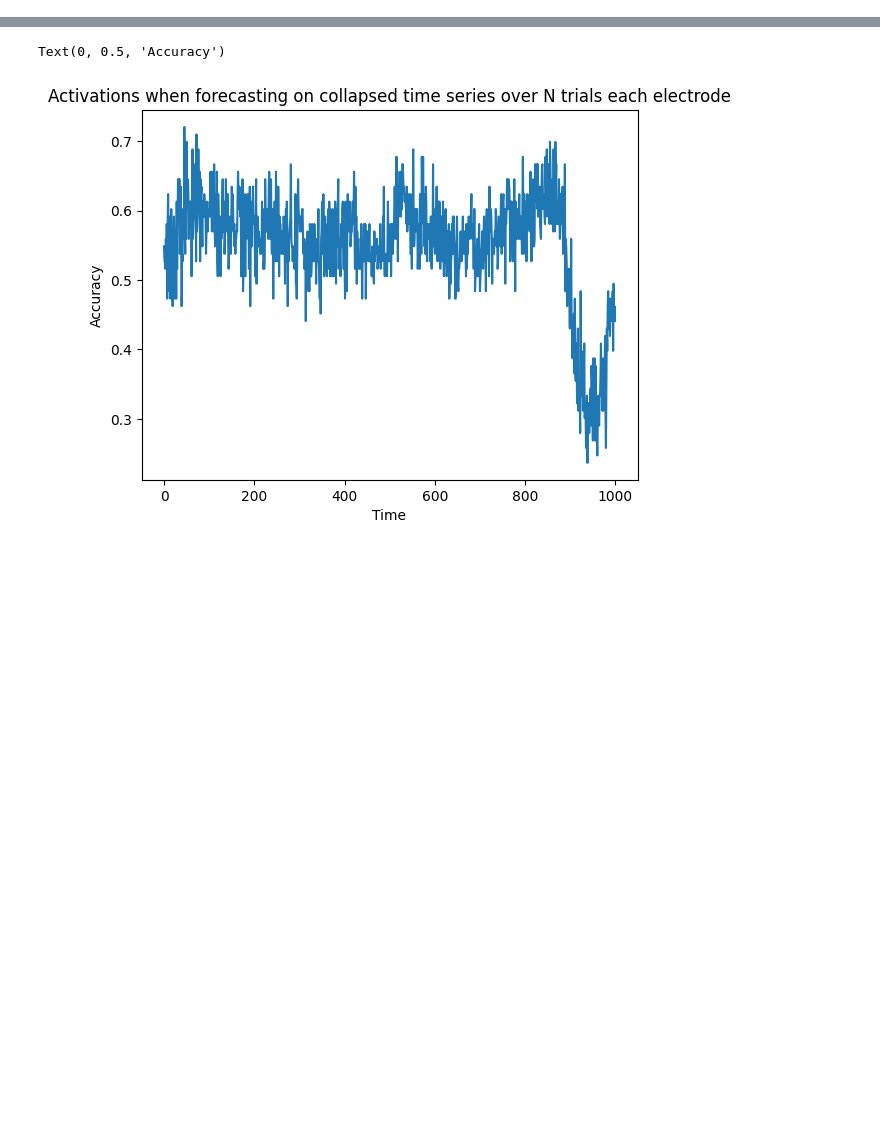
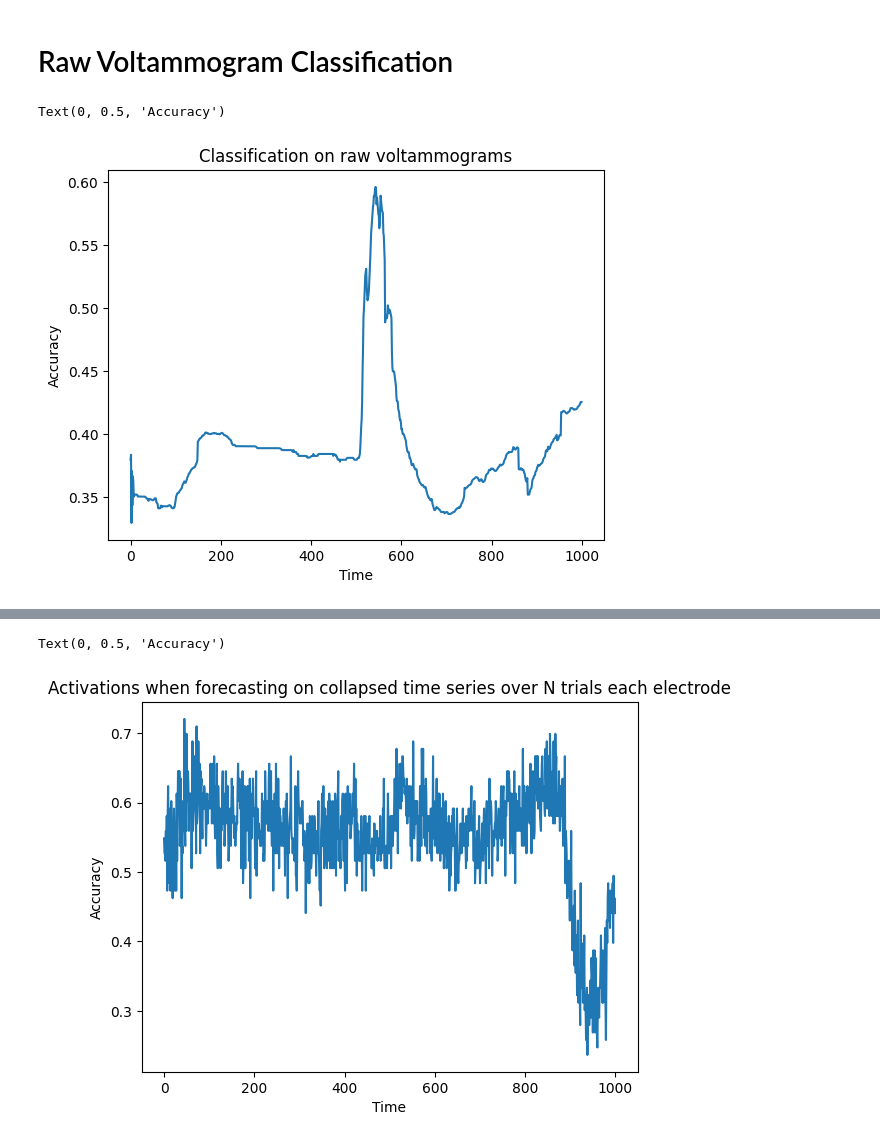
Before and after one commit to saruhan12/fscv_decoding, a Jupyter notebook: time_wise_decoding.ipynb, the cells around one changed output, grey strips where cells are left out. Cells and saved outputs as stored; diff of their text form; code cells hidden in the pictures; blank space fills up the shorter version.

Commit message:
added decoding on raw voltammograms

```diff
--- a/time_wise_decoding.ipynb
+++ b/time_wise_decoding.ipynb
@@ -7,0 +125,14 @@ import src_v1.utils as utils
+# %% [markdown]
+# Raw Voltammogram Classification
+# %%
+acc_over_t_full_raw_volta = np.load("/home/sgurbuz/nasShare/projects/sgurbuz/dynamix_tryout/dyna_test/fscv_decoding/time_wise/k_fold_acc_over_t_full_raw_volta.npy")
+acc_over_t_full_raw_volta_mean = acc_over_t_full_raw_volta.mean(axis=0)
+# %%
+
+plt.plot(range(T), acc_over_t_full_raw_volta_mean)
+plt.title("Classification on raw voltammograms")
+plt.xlabel("Time")
+plt.ylabel("Accuracy")
+# %% [output]
+Text(0, 0.5, 'Accuracy')
+[figure, added]
```
Also changed, not shown: parts of 19 cells of this notebook, 2 other files.
